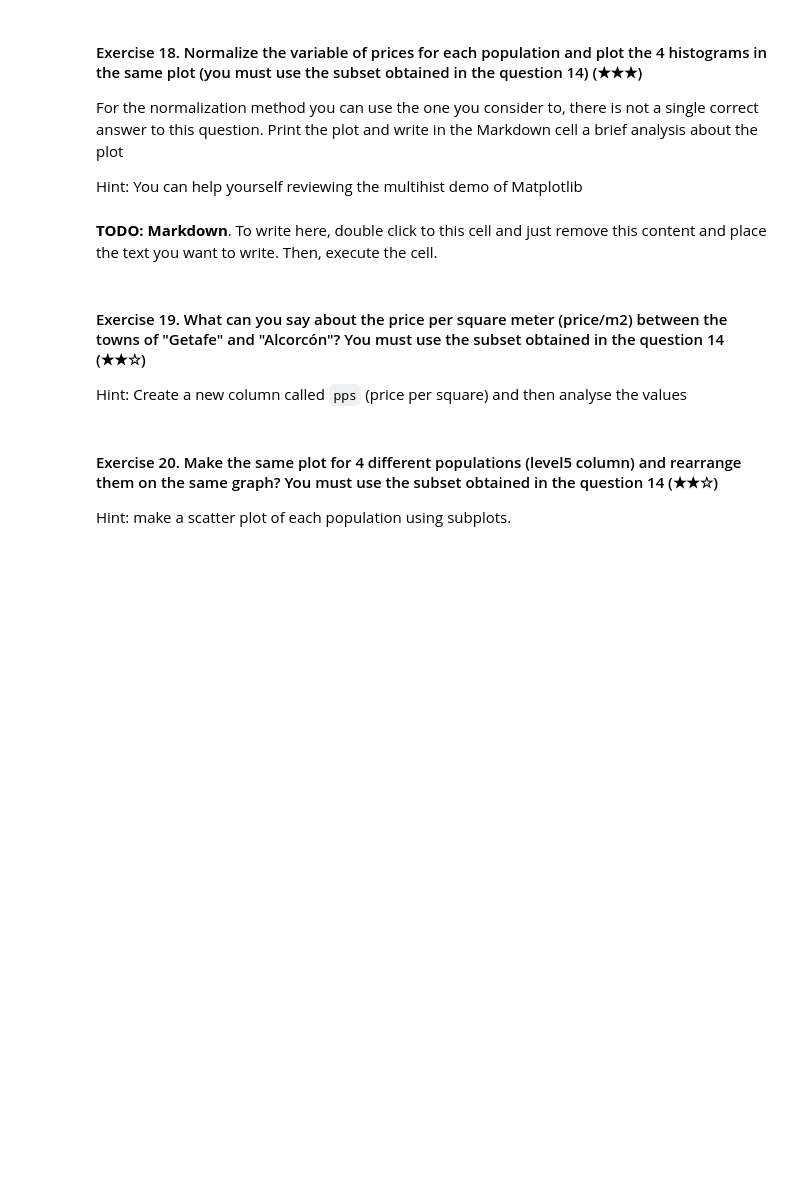
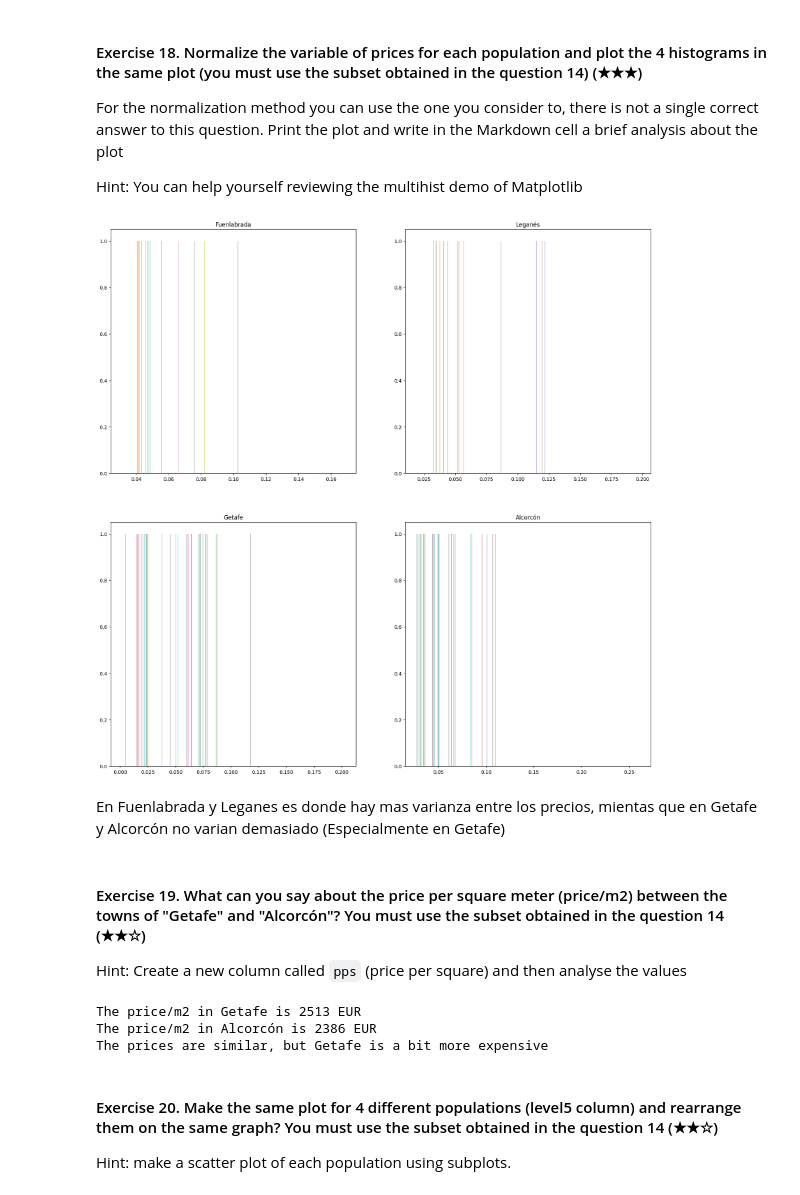
Before and after one commit to eliocamacaro/realestate-datacleanup-exercise, a Jupyter notebook: project.ipynb, the cells around one changed output. Cells and saved outputs as stored; diff of their text form; code cells hidden in the pictures; blank space fills up the shorter version.

```diff
--- a/project.ipynb
+++ b/project.ipynb
@@ -163,5 +400,34 @@ Hint: You can help yourself reviewing the multihist demo of Matplotlib
-# %% [markdown]
-**TODO: Markdown**. To write here, double click to this cell and just remove this content and place the text you want to write. Then, execute the cell.
+# %%
+#I will take the arrays I created in question 15 (Those arrays were created using the subset from question 14)
+from sklearn import preprocessing #Lib para calcular la varianza de precios
+
+nv_prices_fu = preprocessing.normalize([prices_Fuenlabrada])
+nv_prices_le = preprocessing.normalize([prices_Leganes])
+nv_prices_ge = preprocessing.normalize([prices_Getafe])
+nv_prices_al = preprocessing.normalize([prices_Alcorcon])
+
+hist_prices_fu = pd.DataFrame(nv_prices_fu)
+hist_prices_le = pd.DataFrame(nv_prices_le)
+hist_prices_ge = pd.DataFrame(nv_prices_ge)
+hist_prices_al = pd.DataFrame(nv_prices_al)
+
+fig, axis = plt.subplots(2, 2, figsize = (20, 20))
+
+axis[0, 0].hist(hist_prices_fu, bins = 30, alpha = 0.7)
+axis[0 ,0].set_title("Fuenlabrada")
+axis[0, 1].hist(hist_prices_le, bins = 30, alpha= 0.7)
+axis[0 ,1].set_title("Leganés")
+axis[1, 0].hist(hist_prices_ge, bins = 15, alpha = 0.7)
+axis[1, 0].set_title("Getafe")
+axis[1, 1].hist(hist_prices_al, bins= 15, alpha= 0.7)
+axis[1, 1].set_title("Alcorcón")
+
+
+plt.show()
+# %% [output]
+[figure, added]
+# %% [markdown]
+En Fuenlabrada y Leganes es donde hay mas varianza entre los precios, mientas que en Getafe y Alcorcón no varian demasiado (Especialmente en Getafe)
 # %% [markdown]
 #### Exercise 19. What can you say about the price per square meter (price/m2) between the towns of "Getafe" and "Alcorcón"? You must use the subset obtained in the question 14 (★★☆)
 
@@ -171,3 +435,25 @@ Hint: Create a new column called `pps` (price per square) and then analyse the v
+# %%
+ds_Getafe = ds_south.loc[ds_south.level5 == "Getafe"]
+houses_ge = pd.Series(ds_Getafe.surface)
+r_houses_ge = houses_ge.dropna(how= 'all')
+total_m2_ge =sum(r_houses_ge)
+total_pr_ge = sum(R_prices_Getafe)
+avg_ge = total_pr_ge / total_m2_ge
+print("The price/m2 in Getafe is " + str(round(avg_ge)) +" EUR")
+
+ds_Alcorcon = ds_south.loc[ds_south.level5 == "Alcorcón"]
+houses_al = pd.Series(ds_Alcorcon.surface)
+r_houses_al = houses_al.dropna(how= 'all')
+total_m2_al =sum(r_houses_al)
+total_pr_al = sum(R_prices_Alcorcon)
+avg_al = total_pr_al / total_m2_al
+print("The price/m2 in Alcorcón is " + str(round(avg_al)) +" EUR")
+
+print("The prices are similar, but Getafe is a bit more expensive")
+# %% [output]
+The price/m2 in Getafe is 2513 EUR
+The price/m2 in Alcorcón is 2386 EUR
+The prices are similar, but Getafe is a bit more expensive
 # %% [markdown]
 #### Exercise 20. Make the same plot for 4 different populations (level5 column) and rearrange them on the same graph? You must use the subset obtained in the question 14 (★★☆)
 Hint: make a scatter plot of each population using subplots.
```
Also changed, not shown: parts of 52 cells of this notebook, 1 other file.
